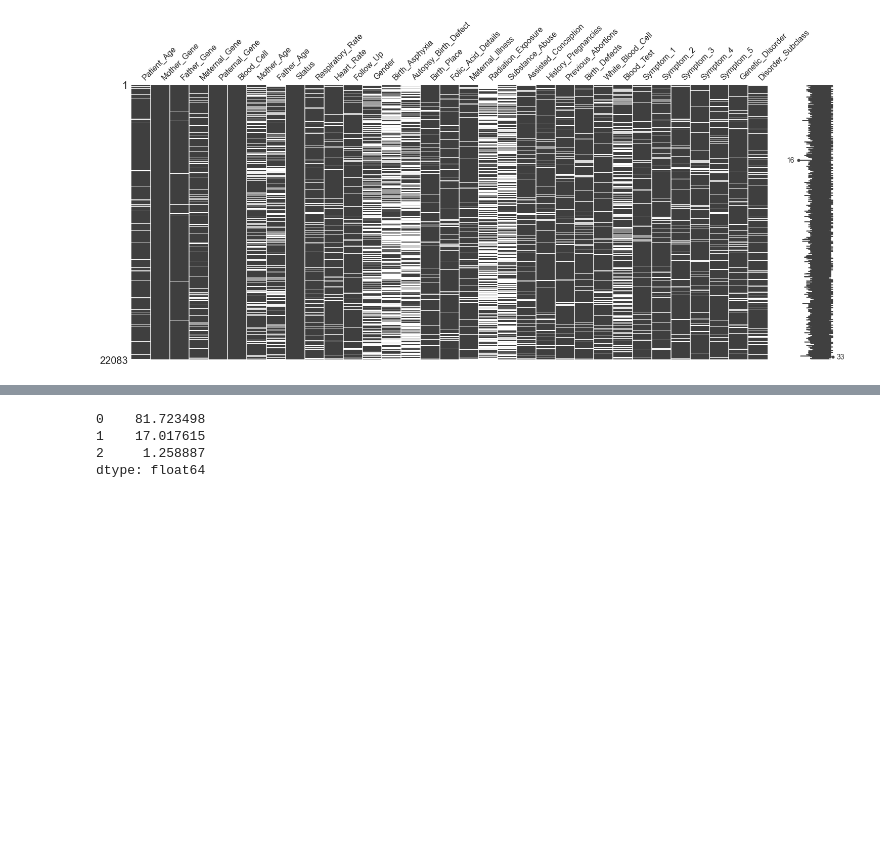
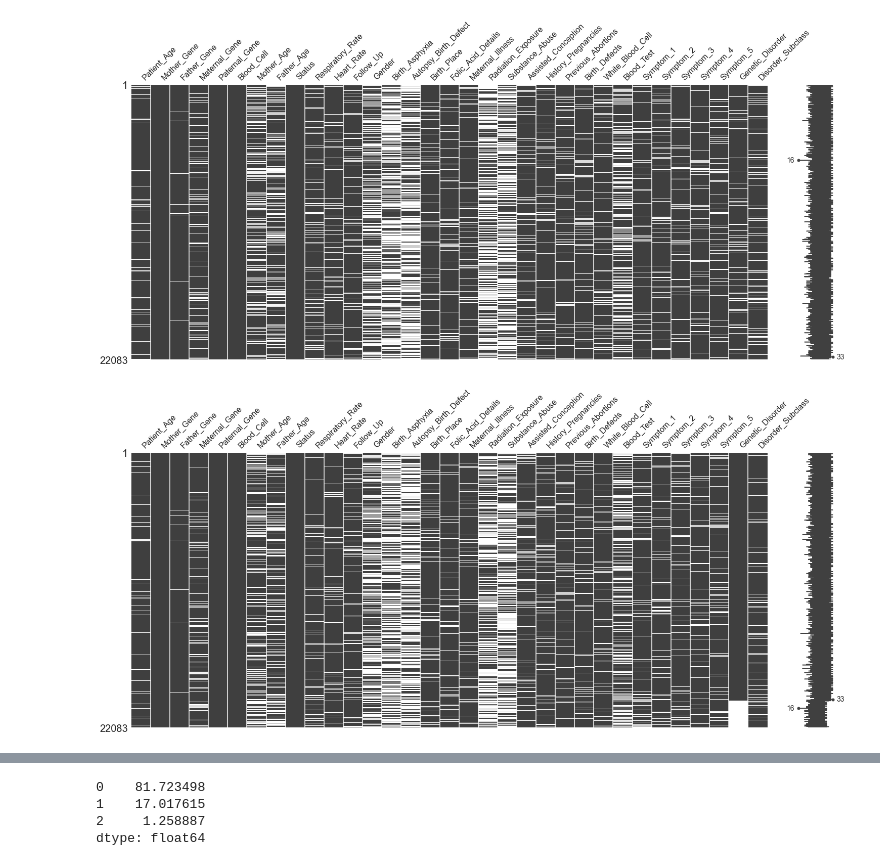
Before and after one commit to ehsung/Capstone-Project-2---Identify-Genetic-Disorder-is-Children, a Jupyter notebook: Notebooks/Data Wrangling.ipynb, the cells around one changed output, grey strips where cells are left out. Saved outputs shown, nothing was run; the diff lists cells and outputs as text; code cells hidden in the pictures; blank space fills up the shorter version.

```diff
--- a/Notebooks/Data Wrangling.ipynb
+++ b/Notebooks/Data Wrangling.ipynb
@@ -14,10 +14,10 @@ from collections import Counter
 ## Load Data Sets
 # %%
 # Loading data sets
-train_data = pd.read_csv("C:\\Users\\yy\Desktop\\SpringBoard Data Science\\Capstone-Project-2---Identify-Genetic-Disorder-is-Children\\Data\\Raw Data\\train.csv")
-raw_train_data = pd.read_csv("C:\\Users\\yy\Desktop\\SpringBoard Data Science\\Capstone-Project-2---Identify-Genetic-Disorder-is-Children\\Data\\Raw Data\\train.csv")
-test_data = pd.read_csv("C:\\Users\\yy\Desktop\\SpringBoard Data Science\\Capstone-Project-2---Identify-Genetic-Disorder-is-Children\\Data\\Raw Data\\test.csv")
-raw_test_data = pd.read_csv("C:\\Users\\yy\Desktop\\SpringBoard Data Science\\Capstone-Project-2---Identify-Genetic-Disorder-is-Children\\Data\\Raw Data\\test.csv")
+train_data = pd.read_csv("..\\Data\\Raw Data\\train.csv")
+raw_train_data = pd.read_csv("..\\Data\\Raw Data\\train.csv")
+test_data = pd.read_csv("..\\Data\\Raw Data\\test.csv")
+raw_test_data = pd.read_csv("..\\Data\\Raw Data\\test.csv")
 # %%
 # Checking to make sure data set loaded properly
 train_data.head()
@@ -1125,3 +1085,8 @@ msno.matrix(train_data)
 plt.show()
 # %% [output]
 [figure]
+# %%
+msno.matrix(train_data.sort_values(["Genetic_Disorder"]))
+plt.show()
+# %% [output]
+[figure, added]
```
Also changed, not shown: parts of 7 cells of this notebook.
